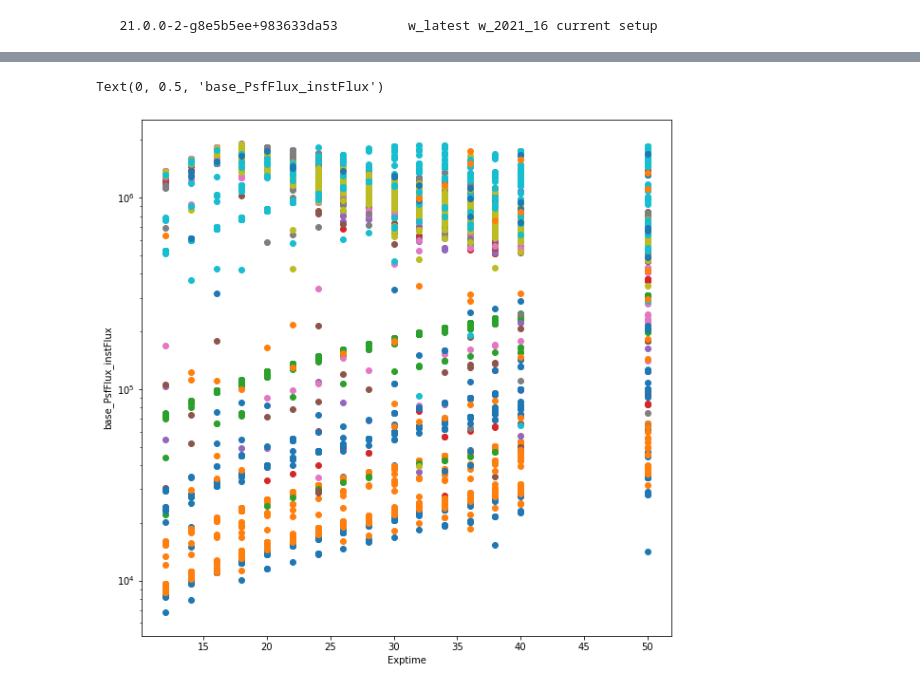
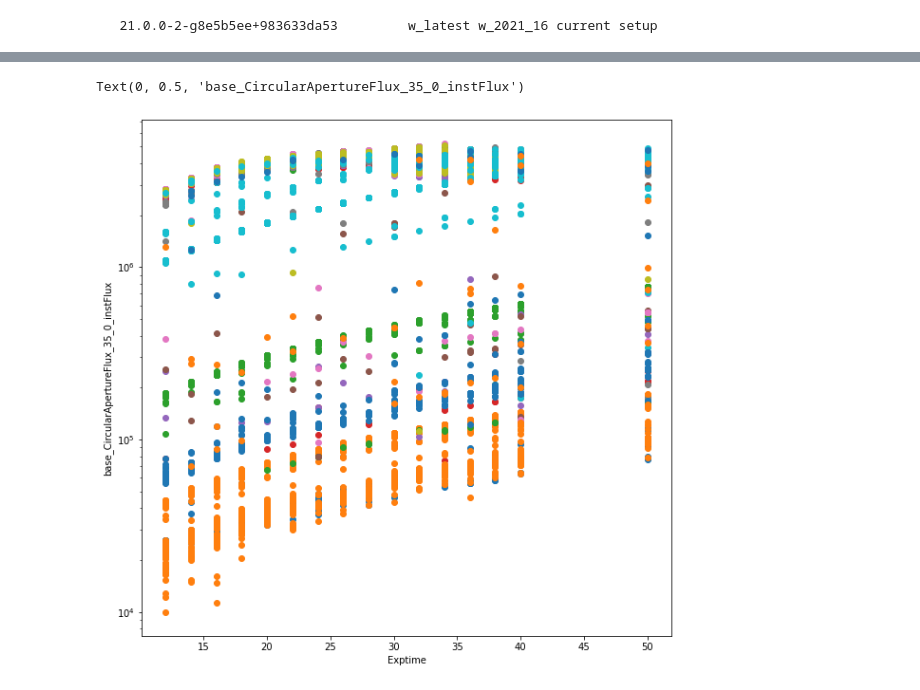
Before and after one commit to youtsumi/ButlerGen3Work, a Jupyter notebook: MixcoatlUnderGen3.ipynb, the cells around one changed output, grey strips where cells are left out. Saved outputs shown, nothing was run; the diff lists cells and outputs as text; code cells hidden in the pictures.

```diff
--- a/MixcoatlUnderGen3.ipynb
+++ b/MixcoatlUnderGen3.ipynb
@@ -133,0 +161,16 @@ for aref in datasetRefs:
+# %%
+acat = results[0]["src"]
+md = results[0]["md"]
+fig = plt.figure(figsize=(10,10))
+plt.title("{} {} {}, {}".format(
+    "test",
+    md["EXPTIME"],
+    md["BOTXCAM"],
+    md["BOTYCAM"]
+))
+
+fluxkey = "base_CircularApertureFlux_35_0_instFlux"
+
+x, y = acat["spotgrid_x"], acat["spotgrid_y"]
+I = acat[fluxkey]
+plt.scatter( x, y, c=(I/numpy.nanmax(I)), s=10,cmap='turbo')
@@ -134,24 +180,29 @@ for aref in datasetRefs:
 # %%
 from astropy.table import Table, join, hstack
 indexes = numpy.arange(2400)
 basetable = ( Table( [ indexes+1,], names=("Index",) ) )
 
-# sorting tables, padding missing, and joining tables
+# sorting tables, padding missing, and joining tables in an order of fiducial spots
 arr = []
-for exp, spotindex, iarr in zip(Exptime, SpotIndex, Iarr):
-    table = (Table( [spotindex, iarr], names=("Index","Iarr"), meta={ "exptime": exp } ))
+for aresult in results:
+    table = (Table( [
+            aresult["src"]["spotgrid_index"],
+            aresult["src"][fluxkey]
+        ],
+        names=("Index","Iarr"),
+        meta={ "exptime": aresult["md"]["EXPTIME"] } ))
     arr.append( join( basetable, table, keys="Index", join_type="left" )["Iarr"] )
 arr = hstack([*arr])
 
+# plots each spot fluxes as a function of exposure time
 fig = plt.figure(figsize=(10,10))
 for i in indexes[::200]:
     I = list(arr[i].values())
-    plt.plot(Exptime, I, "o" )
+    plt.plot( [ aresult["md"]["EXPTIME"] for aresult in results ] , I, "o" )
 
 plt.semilogy()
-#plt.ylim(-3,3)
 plt.xlabel( "Exptime" )
 plt.ylabel( fluxkey )
 # %% [output]
-Text(0, 0.5, 'base_PsfFlux_instFlux')
+Text(0, 0.5, 'base_CircularApertureFlux_35_0_instFlux')
-[figure, old version]
+[figure, new version]
```
Also changed, not shown: parts of 7 cells of this notebook.
